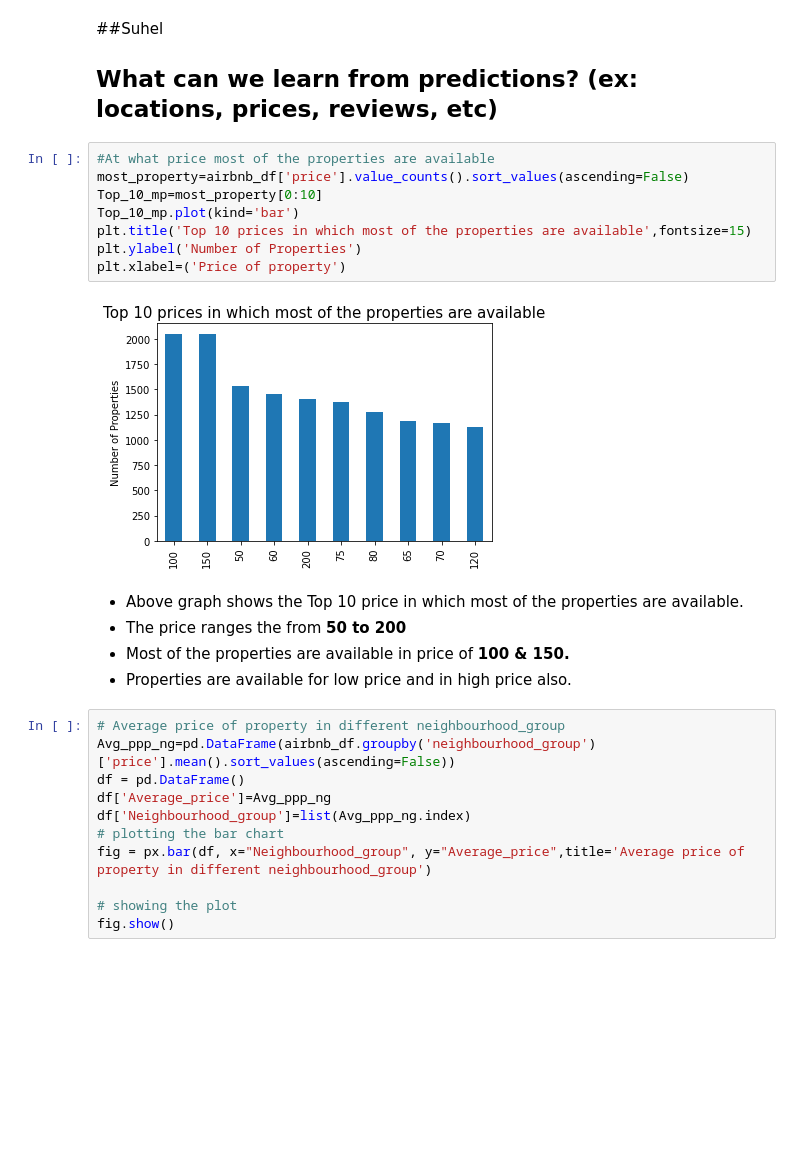
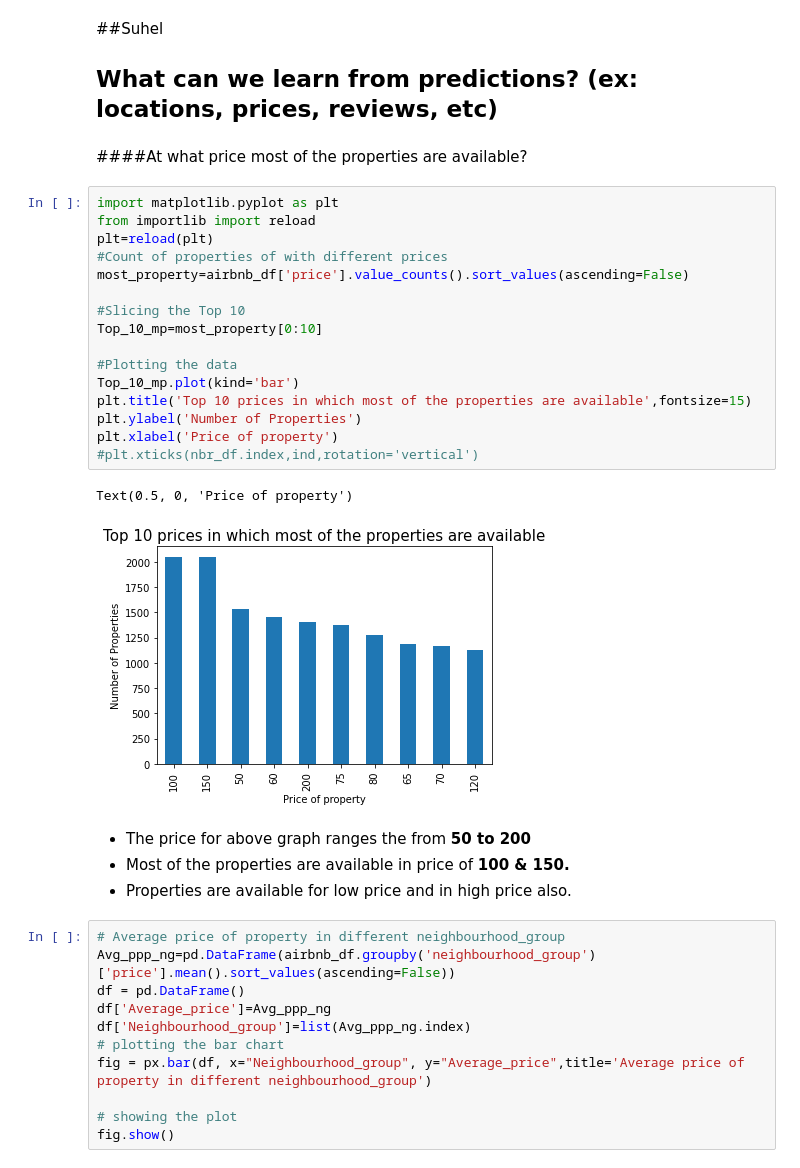
Before and after one commit to SuhelAnsari9272/Airbnb_booking_analysis, a Jupyter notebook: Md_Suhel_Ansari__Airbnb_Bookings_Analysis_Capstone_Project.ipynb, the cells around one changed output. Saved outputs shown, nothing was run; the diff lists cells and outputs as text; blank space fills up the shorter version.

```diff
--- a/Md_Suhel_Ansari__Airbnb_Bookings_Analysis_Capstone_Project.ipynb
+++ b/Md_Suhel_Ansari__Airbnb_Bookings_Analysis_Capstone_Project.ipynb
@@ -226,19 +226,29 @@ Name: last_review, dtype: int64
 # %% [markdown]
 ##Suhel
 ## What can we learn from predictions? (ex: locations, prices, reviews, etc)
+# %% [markdown]
+####At what price most of the properties are available?
 # %%
-#At what price most of the properties are available
+import matplotlib.pyplot as plt
+from importlib import reload
+plt=reload(plt)
+#Count of properties of with different prices
 most_property=airbnb_df['price'].value_counts().sort_values(ascending=False)
+
+#Slicing the Top 10
 Top_10_mp=most_property[0:10]
+
+#Plotting the data
 Top_10_mp.plot(kind='bar')
 plt.title('Top 10 prices in which most of the properties are available',fontsize=15)
 plt.ylabel('Number of Properties')
-plt.xlabel=('Price of property')
+plt.xlabel('Price of property')
+#plt.xticks(nbr_df.index,ind,rotation='vertical')
 # %% [output]
+Text(0.5, 0, 'Price of property')
-[figure, old version]
+[figure, new version]
 # %% [markdown]
-* Above graph shows the Top 10 price in which most of the properties are available.
-* The price ranges the from <b> 50 to 200 </b>
+* The price  for above graph ranges the from <b> 50 to 200 </b>
 * Most of the properties are available in price of <b> 100 & 150.</b>
 * Properties are available for low price and in high price also.
 # %%
```
Also changed, not shown: parts of 35 cells of this notebook.
